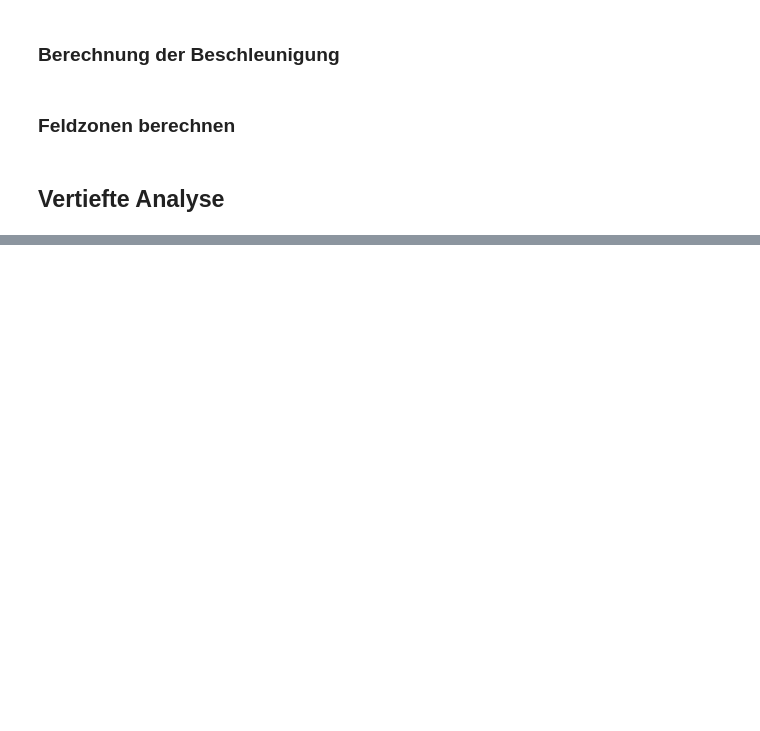
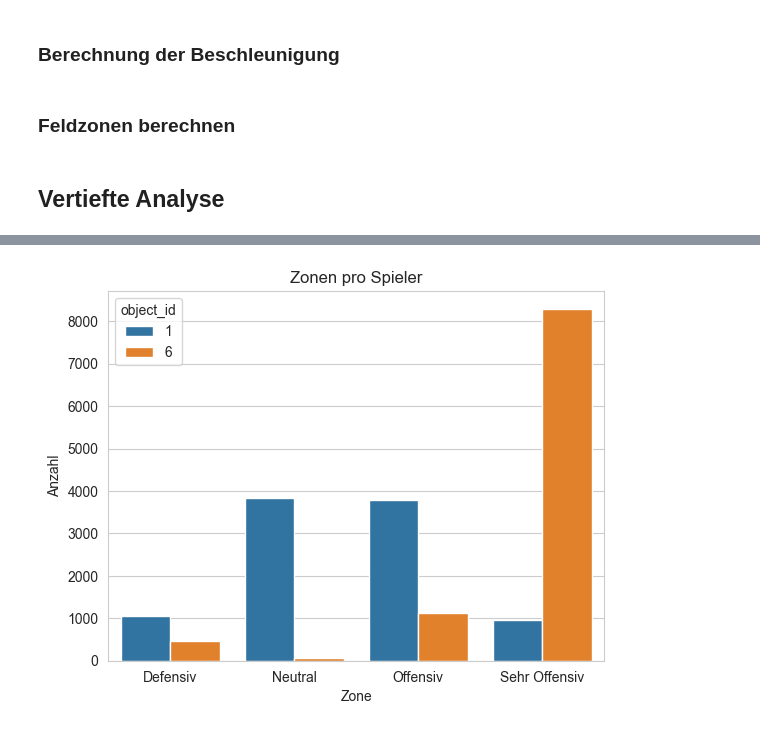
Before and after one commit to fhnw-ds/fhnw-cda2-tennis-analysis, a Jupyter notebook: field_analysis/eda_kevin_w.ipynb, the cells around one changed output, grey strips where cells are left out. Cells and saved outputs as stored; diff of their text form; code cells hidden in the pictures; blank space fills up the shorter version.

```diff
--- a/field_analysis/eda_kevin_w.ipynb
+++ b/field_analysis/eda_kevin_w.ipynb
@@ -313,0 +359,8 @@ data.head()
+# %%
+sns.countplot(x="zone", hue="object_id", data=data)
+plt.title("Zonen pro Spieler")
+plt.xlabel("Zone")
+plt.ylabel("Anzahl")
+plt.show()
+# %% [output]
+[figure, added]
```
Also changed, not shown: parts of 21 cells of this notebook.
